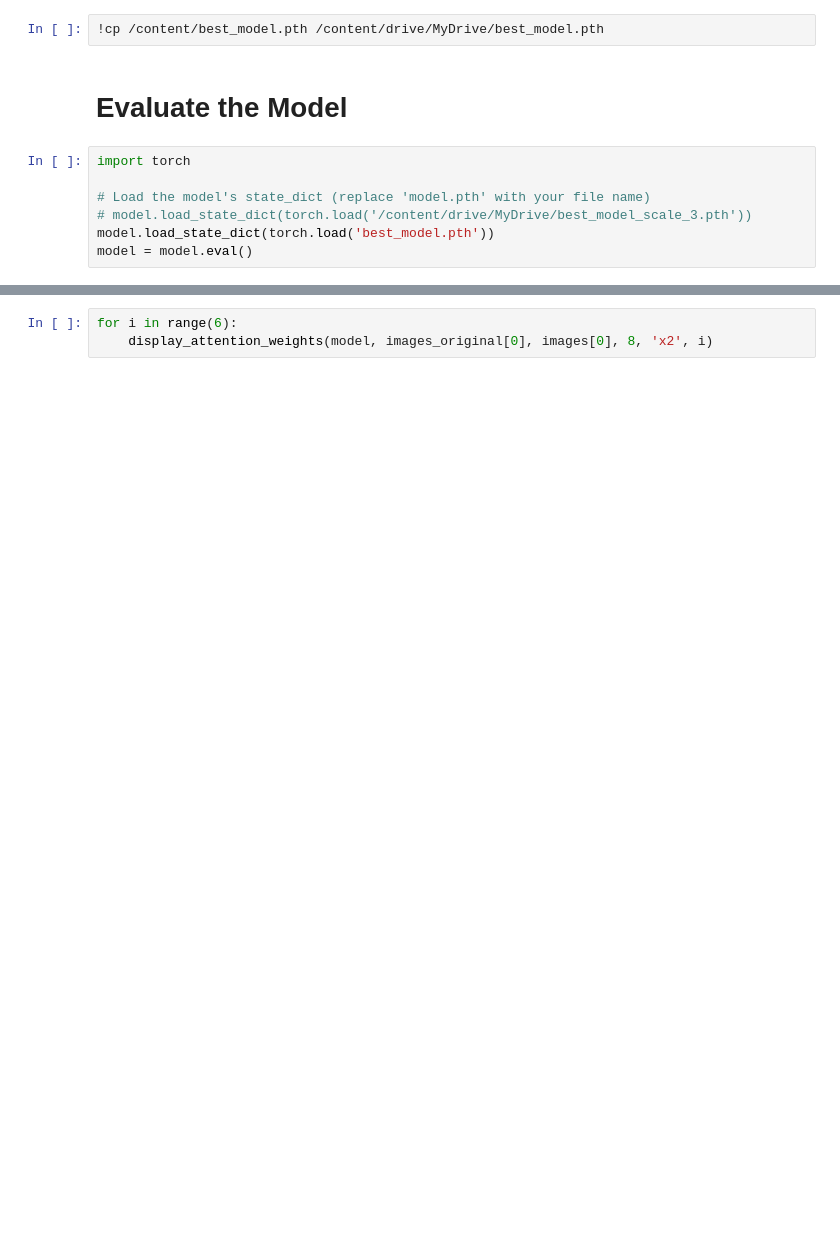
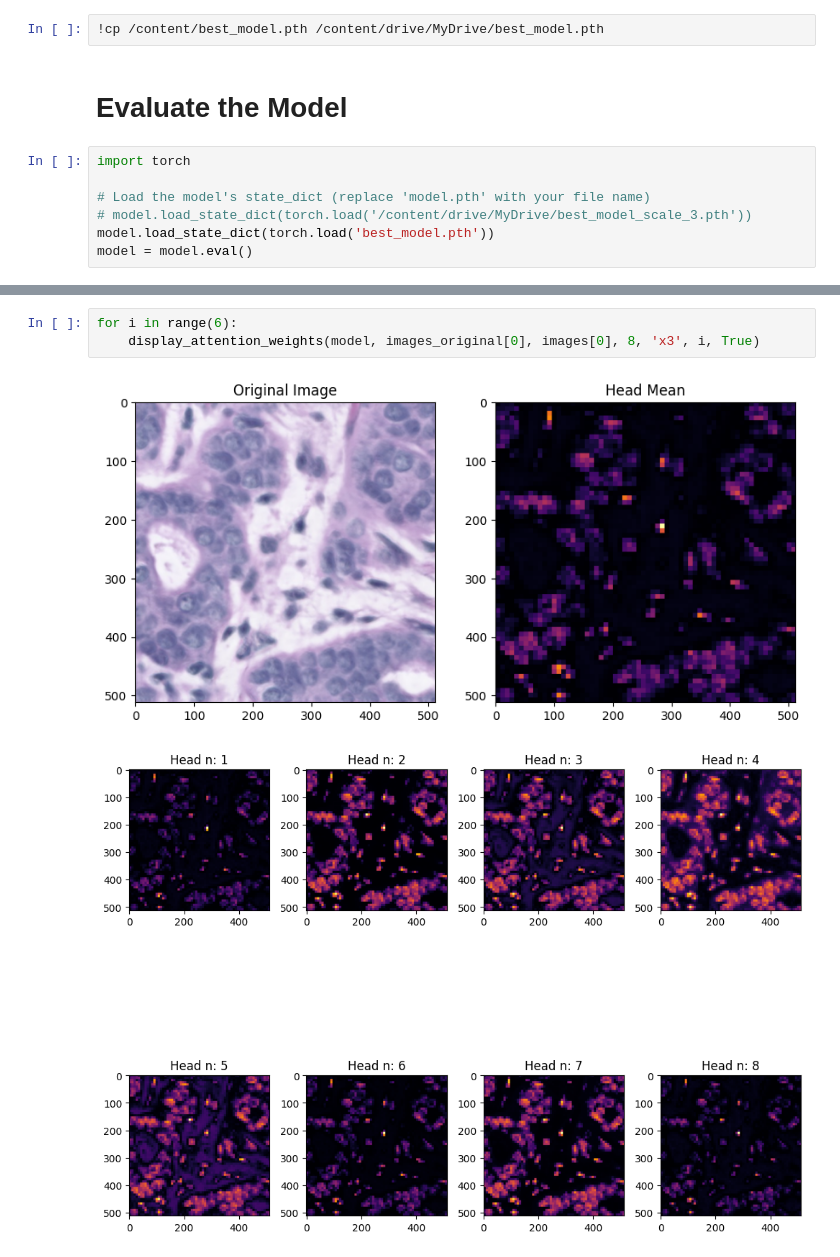
Before and after one commit to sccthomas/ECM3401_Individual_Project, a Jupyter notebook: GPU_ViT_Train.ipynb, the cells around one changed output, grey strips where cells are left out. Saved outputs shown, nothing was run; the diff lists cells and outputs as text; blank space fills up the shorter version.

```diff
--- a/GPU_ViT_Train.ipynb
+++ b/GPU_ViT_Train.ipynb
@@ -183,3 +316,6 @@ display_tensor_mask(outputs_sigmoid[0] > 0.5)
 # %%
 for i in range(6):
-    display_attention_weights(model, images_original[0], images[0], 8, 'x2', i)
+    display_attention_weights(model, images_original[0], images[0], 8, 'x3', i, True)
+# %% [output]
+[figure, added]
+[figure, added]
```
Also changed, not shown: parts of 12 cells of this notebook.
